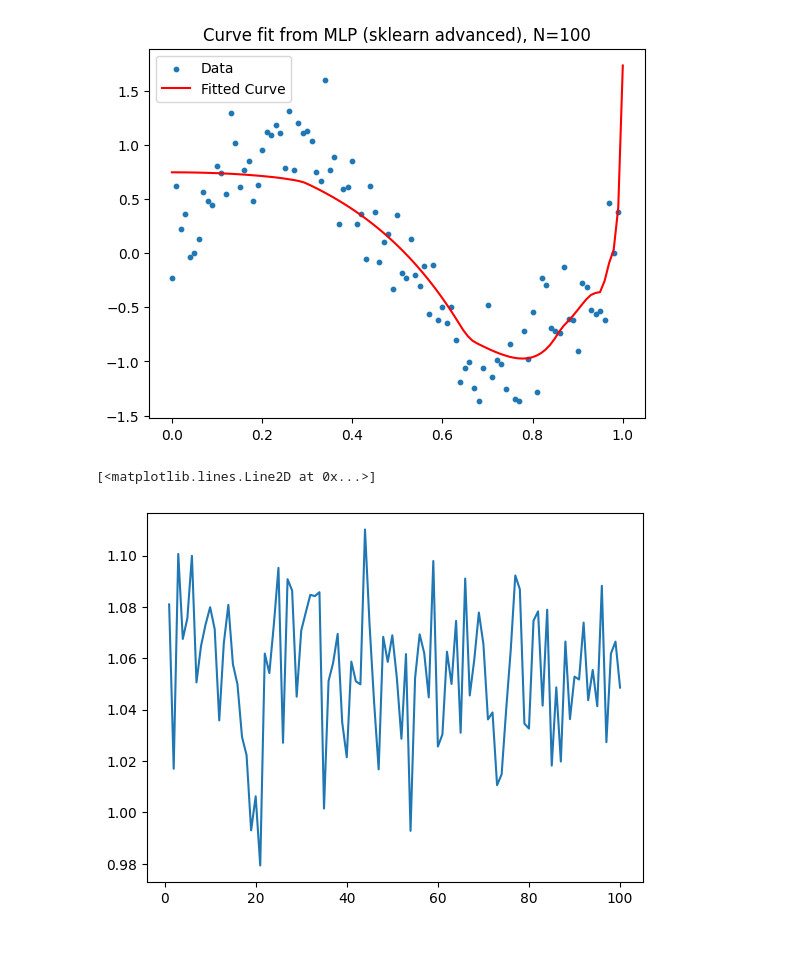
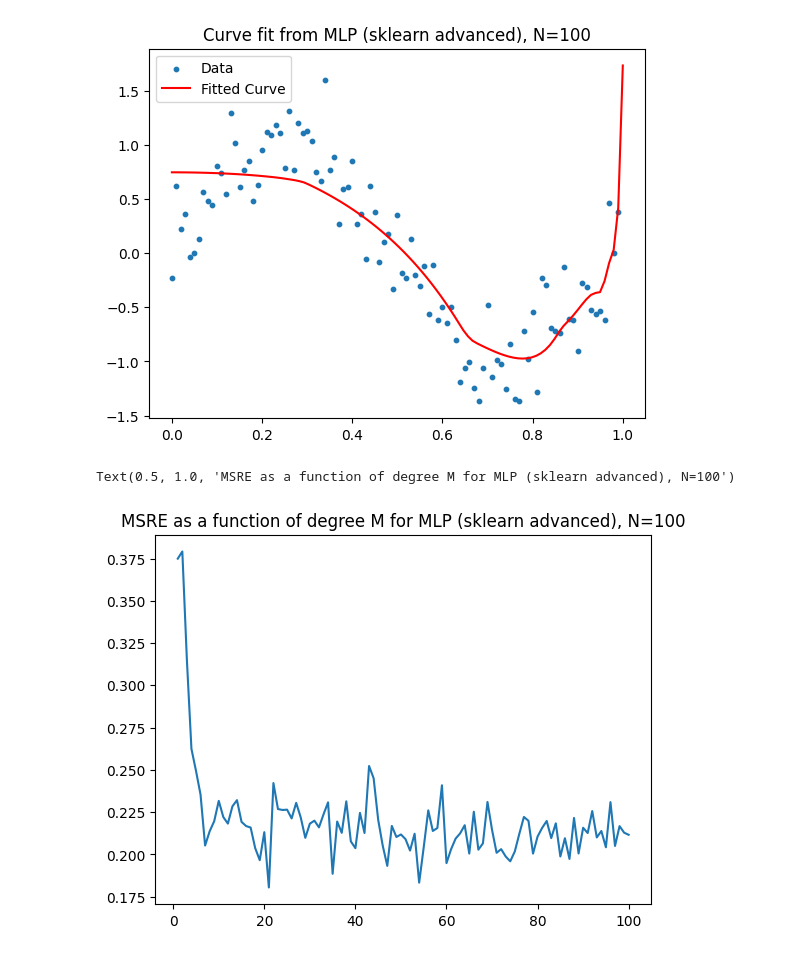
Before and after one commit to IsakEd/NLTSA, a Jupyter notebook: ML/mlp_sklearn.ipynb, the cells around one changed output. Drawn from its saved outputs; the diff is of its cells as text; code cells hidden in the pictures.

```diff
--- a/ML/mlp_sklearn.ipynb
+++ b/ML/mlp_sklearn.ipynb
@@ -73,13 +73,10 @@ plt.title("Curve fit from MLP (sklearn advanced), N=100")
 plt.show()
 # %% [output]
 [figure]
+# %%
+x_test = np.random.uniform(0,1,100)
 # %%
 def MLP_run(N, deg):
-
-    # Generate some sample data
-    np.random.seed(seed = 20231)
-    x_train = np.arange(0,1,1/N)
-    t = [np.sin(2*np.pi*xn) + np.random.normal(0, 0.3) for xn in x_train]
 
     # Create an instance of the PolynomialMLP class with degree=10
     mlp = PolynomialMLP(degree=deg)
@@ -88,8 +85,8 @@ def MLP_run(N, deg):
     mlp.fit(x_train, t)
 
     # Generate predictions using the MLP
-    X_test = np.random.uniform(0,1,100)
-    y_pred = mlp.predict(X_test)
+
+    y_pred = mlp.predict(x_test)
     return y_pred
 # %%
 def E_RMS(N: int, t, y):
@@ -100,11 +97,12 @@ def E_RMS(N: int, t, y):
 
 series_by_degree = [MLP_run(100, d) for d in range(1,101)]
 # %%
-y_test = [np.sin(2*np.pi*x) for x in [np.random.uniform(0,1,100)]]
+y_test = [np.sin(2*np.pi*x) for x in x_test]
 # %%
 errors_by_degree = [E_RMS(100, series, y_test) for series in series_by_degree]
-# %%
-plt.plot(range(1,101), errors_by_degree)
-# %% [output]
-[<matplotlib.lines.Line2D at 0x...>]
-[figure, removed]
+# %%
+plt.plot(range(1,101), errors_by_degree)
+plt.title("MSRE as a function of degree M for MLP (sklearn advanced), N=100")
+# %% [output]
+Text(0.5, 1.0, 'MSRE as a function of degree M for MLP (sklearn advanced), N=100')
+[figure, added]
```
